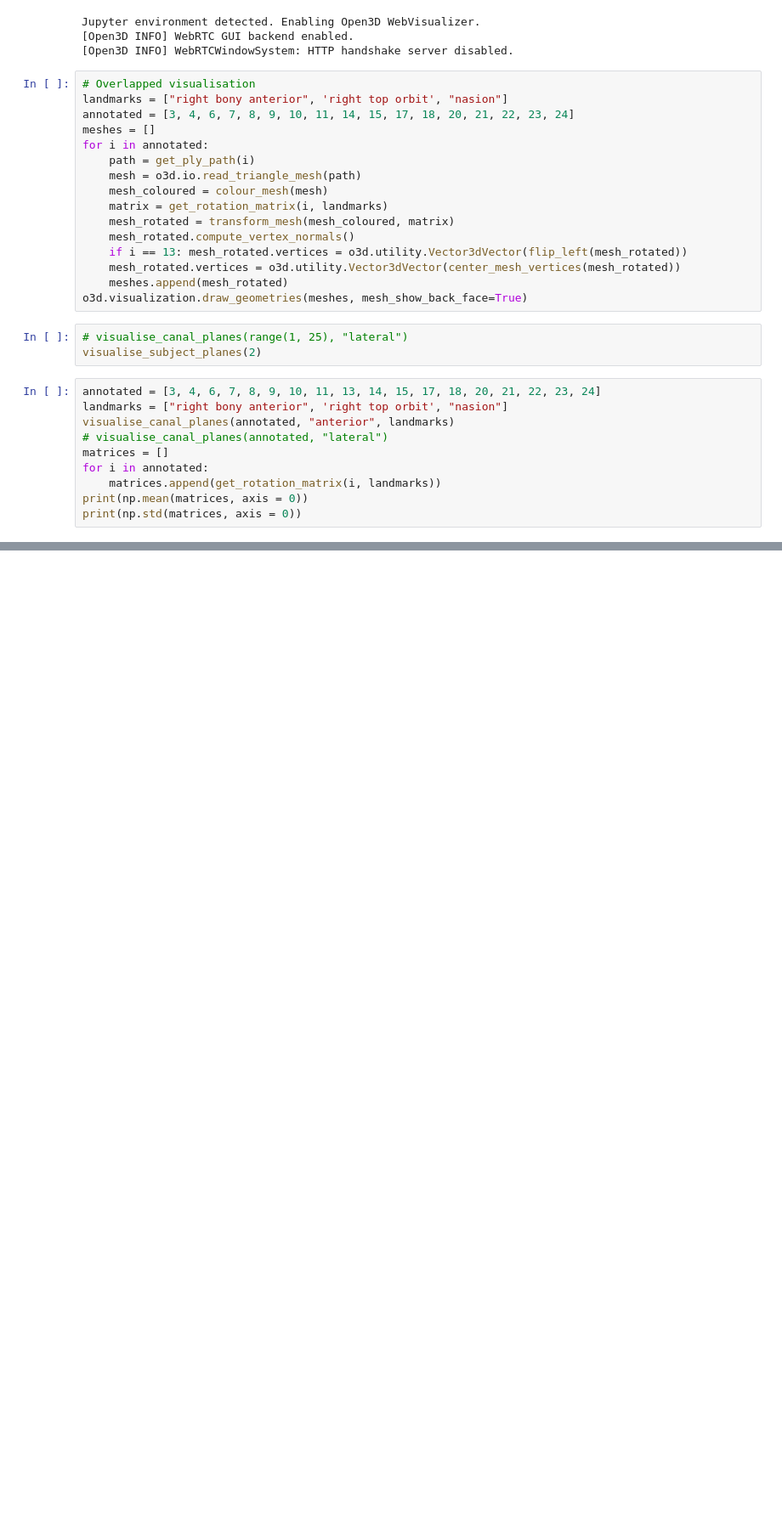
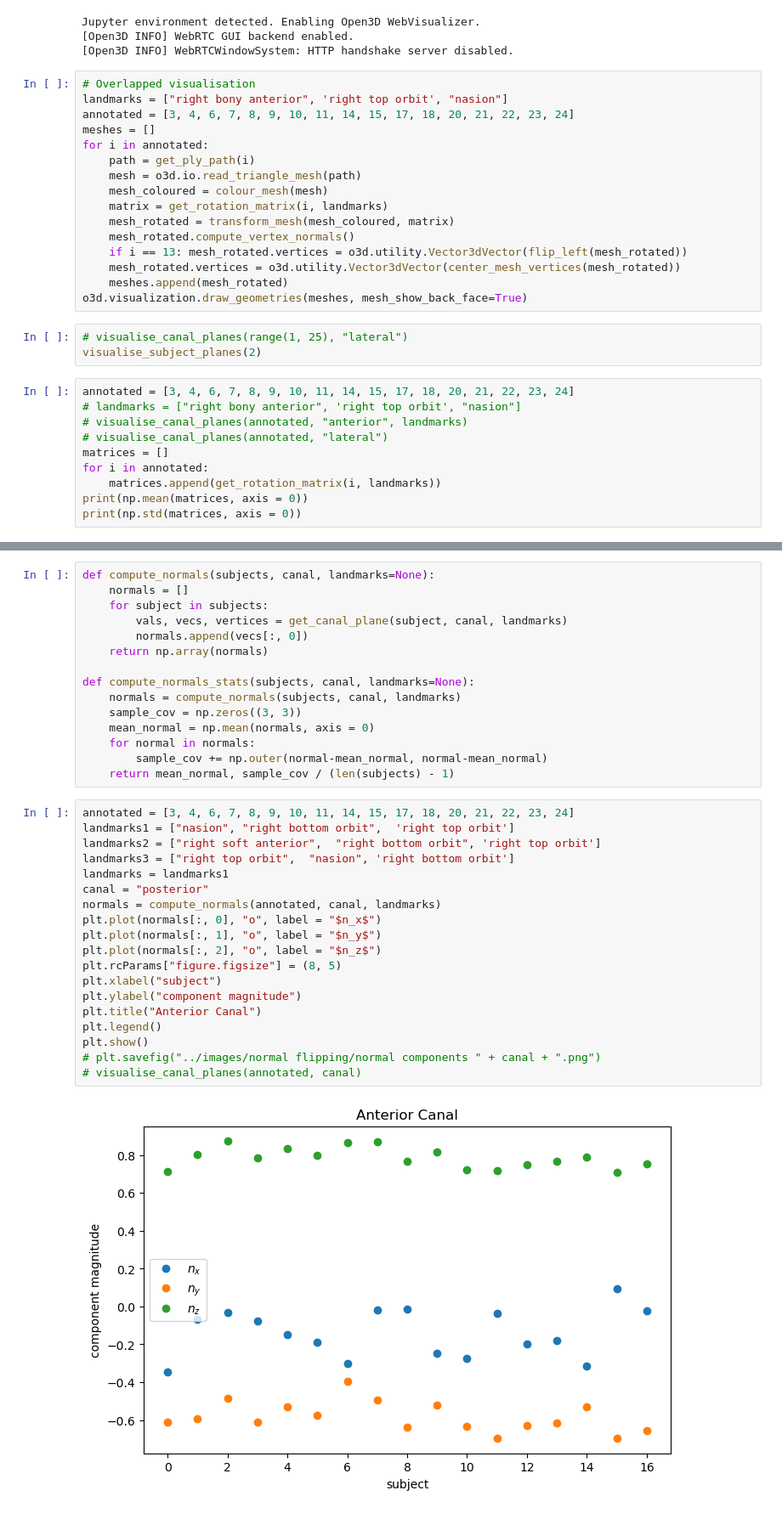
Before and after one commit to Daniel-Nicolae/Modelling-the-Human-Semicircular-Canals, a Jupyter notebook: src/experiments.ipynb, the cells around one changed output, grey strips where cells are left out. Shown: that part at 85% size. Cells and saved outputs as stored; diff of their text form; blank space fills up the shorter version.

Commit message:
resolved arbitrary normal flips

```diff
--- a/src/experiments.ipynb
+++ b/src/experiments.ipynb
@@ -25,9 +26,9 @@ o3d.visualization.draw_geometries(meshes, mesh_show_back_face=True)
 # visualise_canal_planes(range(1, 25), "lateral")
 visualise_subject_planes(2)
 # %%
-annotated = [3, 4, 6, 7, 8, 9, 10, 11, 13, 14, 15, 17, 18, 20, 21, 22, 23, 24]
-landmarks = ["right bony anterior", 'right top orbit', "nasion"]
-visualise_canal_planes(annotated, "anterior", landmarks)
+annotated = [3, 4, 6, 7, 8, 9, 10, 11, 14, 15, 17, 18, 20, 21, 22, 23, 24]
+# landmarks = ["right bony anterior", 'right top orbit', "nasion"]
+# visualise_canal_planes(annotated, "anterior", landmarks)
 # visualise_canal_planes(annotated, "lateral")
 matrices = []
 for i in annotated:
@@ -43,0 +40,36 @@ print(np.std(matrices, axis = 0))
+# %%
+def compute_normals(subjects, canal, landmarks=None):
+    normals = []
+    for subject in subjects:
+        vals, vecs, vertices = get_canal_plane(subject, canal, landmarks)
+        normals.append(vecs[:, 0])
+    return np.array(normals)
+
+def compute_normals_stats(subjects, canal, landmarks=None):
+    normals = compute_normals(subjects, canal, landmarks)
+    sample_cov = np.zeros((3, 3))
+    mean_normal = np.mean(normals, axis = 0)
+    for normal in normals:
+        sample_cov += np.outer(normal-mean_normal, normal-mean_normal)
+    return mean_normal, sample_cov / (len(subjects) - 1)
+# %%
+annotated = [3, 4, 6, 7, 8, 9, 10, 11, 14, 15, 17, 18, 20, 21, 22, 23, 24]
+landmarks1 = ["nasion", "right bottom orbit",  'right top orbit']
+landmarks2 = ["right soft anterior",  "right bottom orbit", 'right top orbit']
+landmarks3 = ["right top orbit",  "nasion", 'right bottom orbit']
+landmarks = landmarks1
+canal = "posterior"
+normals = compute_normals(annotated, canal, landmarks)
+plt.plot(normals[:, 0], "o", label = "$n_x$")
+plt.plot(normals[:, 1], "o", label = "$n_y$")
+plt.plot(normals[:, 2], "o", label = "$n_z$")
+plt.rcParams["figure.figsize"] = (8, 5)
+plt.xlabel("subject")
+plt.ylabel("component magnitude")
+plt.title("Anterior Canal")
+plt.legend()
+plt.show()
+# plt.savefig("../images/normal flipping/normal components " + canal + ".png")
+# visualise_canal_planes(annotated, canal)
+# %% [output]
+[figure, added]
```
Also changed, not shown: parts of 4 cells of this notebook, 2 other files.
